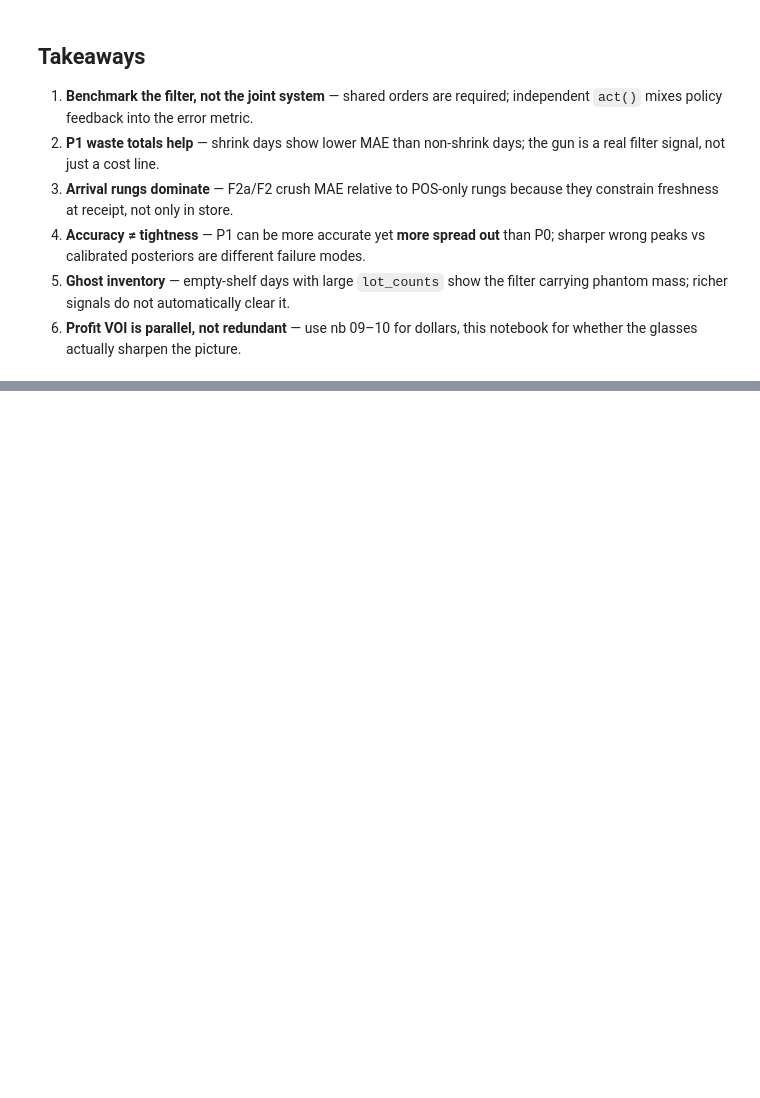
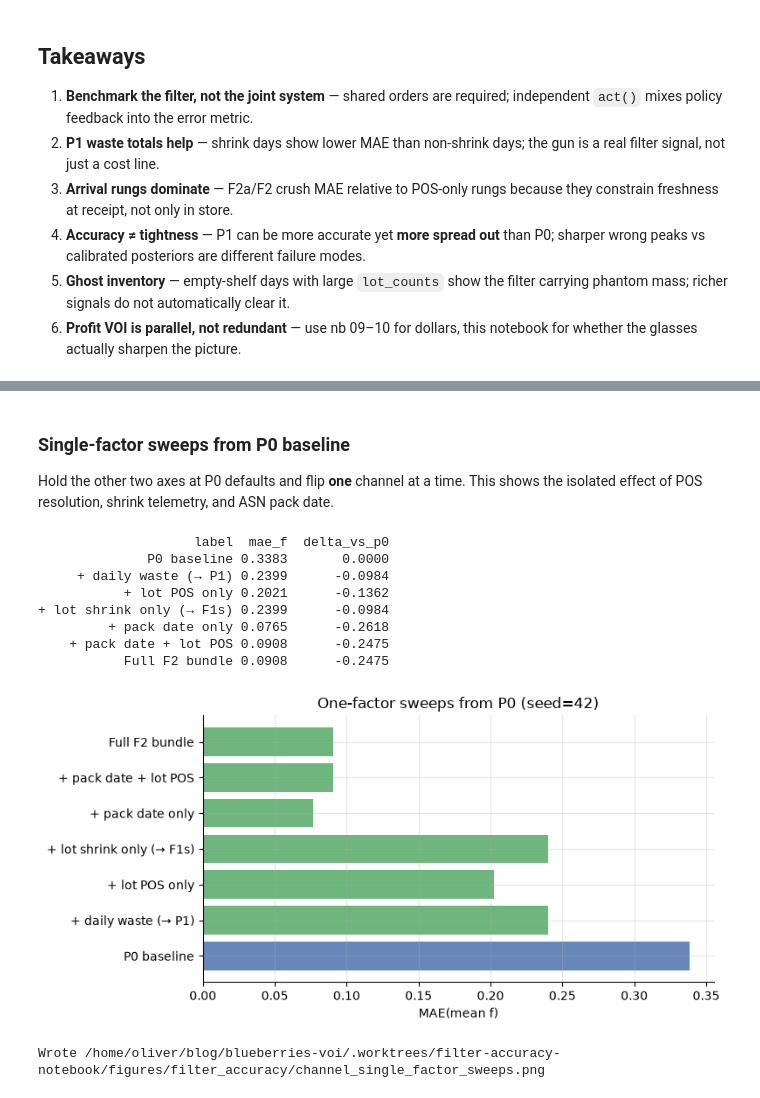
Before and after one commit to OliverEvans96/blueberries-voi, a Jupyter notebook: notebooks/13_filter_accuracy_knowledge_ladder.ipynb, the cells around one changed output, grey strips where cells are left out. Saved outputs shown, nothing was run; the diff lists cells and outputs as text; code cells hidden in the pictures; blank space fills up the shorter version.

```diff
--- a/notebooks/13_filter_accuracy_knowledge_ladder.ipynb
+++ b/notebooks/13_filter_accuracy_knowledge_ladder.ipynb
@@ -667,0 +857,55 @@ print("60d ranking:", sorted(long_mae.items(), key=lambda x: x[1]))
+# %% [markdown]
+### Single-factor sweeps from P0 baseline
+
+Hold the other two axes at P0 defaults and flip **one** channel at a time. This shows
+the isolated effect of POS resolution, shrink telemetry, and ASN pack date.
+# %%
+p0_ch = channels_for_preset("P0")
+baselines = {
+    "P0 baseline": p0_ch,
+    "+ daily waste (→ P1)": channels_for_preset("P1"),
+    "+ lot POS only": ObsChannels(pos="lot_id", waste="none", deliveries="quantity_only"),
+    "+ lot shrink only (→ F1s)": channels_for_preset("F1s"),
+    "+ pack date only": ObsChannels(pos="upc_only", waste="none", deliveries="pack_date_per_lot"),
+    "+ pack date + lot POS": ObsChannels(pos="lot_id", waste="none", deliveries="pack_date_per_lot"),
+    "Full F2 bundle": channels_for_preset("F2"),
+}
+
+seed = PRIMARY_SEED
+orders, truth = orders_cache[seed]
+sweep_rows = []
+for label, ch in baselines.items():
+    days = replay_channels(ch, seed, orders, truth)
+    sweep_rows.append(
+        {
+            "label": label,
+            "mae_f": float(np.mean([d.abs_f_err for d in days])),
+            "delta_vs_p0": float(np.mean([d.abs_f_err for d in days])) - float(
+                np.mean([d.abs_f_err for d in replay_channels(p0_ch, seed, orders, truth)])
+            ),
+        }
+    )
+sweep_df = pd.DataFrame(sweep_rows)
+print(sweep_df.round(4).to_string(index=False))
+
+fig, ax = plt.subplots(figsize=(8, 4))
+colors = ["#4c72b0" if "baseline" in lbl else "#55a868" if d < 0 else "#c44e52" for lbl, d in zip(sweep_df["label"], sweep_df["delta_vs_p0"])]
+ax.barh(sweep_df["label"], sweep_df["mae_f"], color=colors, alpha=0.85)
+ax.set_xlabel("MAE(mean f)")
+ax.set_title(f"One-factor sweeps from P0 (seed={seed})")
+fig.tight_layout()
+sweep_path = FIG_DIR / "channel_single_factor_sweeps.png"
+fig.savefig(sweep_path, dpi=150)
+plt.show()
+print("Wrote", sweep_path)
+# %% [output]
+                    label  mae_f  delta_vs_p0
+              P0 baseline 0.3383       0.0000
+     + daily waste (→ P1) 0.2399      -0.0984
+           + lot POS only 0.2021      -0.1362
++ lot shrink only (→ F1s) 0.2399      -0.0984
+         + pack date only 0.0765      -0.2618
+    + pack date + lot POS 0.0908      -0.2475
+           Full F2 bundle 0.0908      -0.2475
+[figure, added]
+Wrote /home/oliver/blog/blueberries-voi/.worktrees/filter-accuracy-notebook/figures/filter_accuracy/channel_single_factor_sweeps.png
```
Also changed, not shown: parts of 6 cells of this notebook, 12 other files.
